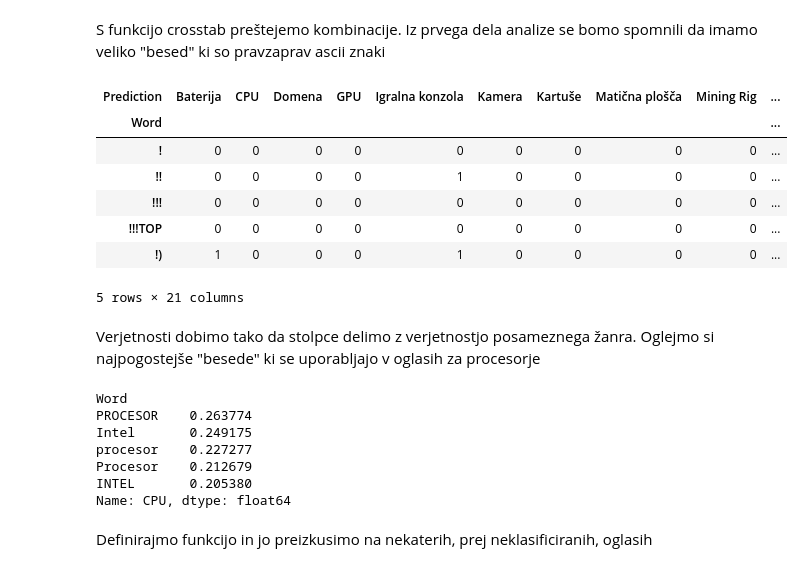
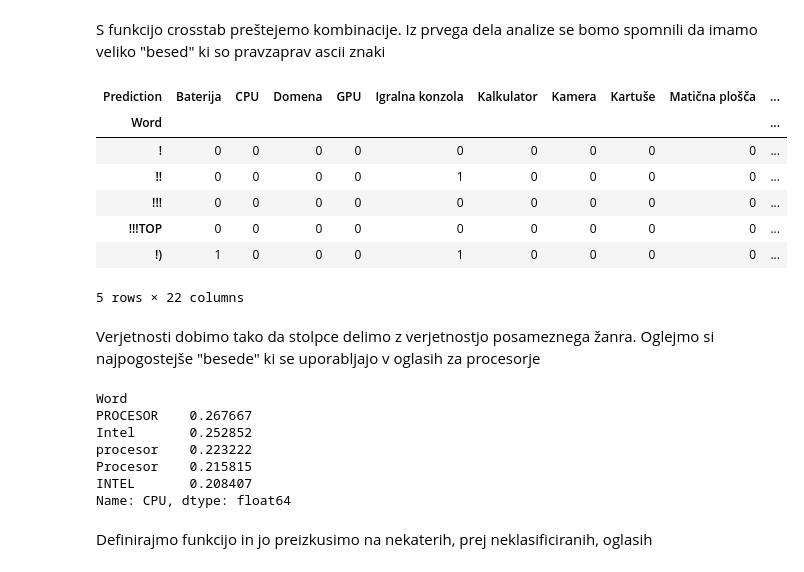
Before and after one commit to JakobPogacnikSouvent/bolha-racunalnistvo-advert-analysis, a Jupyter notebook: analiza.ipynb, the cells around one changed output. Cells and saved outputs as stored; diff of their text form; code cells hidden in the pictures.

Commit message:
Characters and city complete analysis

```diff
--- a/analiza.ipynb
+++ b/analiza.ipynb
@@ -152,0 +401,3 @@ Opomnimo, da so tukaj podatki nekoliko pristranski, saj smo iz bolhe potegnili 1
+# %%
+data = data.drop(columns=["City"]).rename(columns={"Filtered_city" : "City"})
+data.head()
@@ -161,7 +453,6 @@ Povprečna cena oglasa pa je 316.24671679197996 EUR s standardno deviacijo 811.7
 # %% [markdown]
 Katera mesta pa imajo v povprečju najdražje oglase?
 # %%
-data["City"] = data["City"].map(to_city)
 df = data.groupby("City").mean().sort_values('Price', ascending=False).head(20)
 df.reset_index().head(25).plot.bar(x='City', y='Price')
 # %% [output]
@@ -268,8 +559,8 @@ def guaranteed_type(name):
         "Miška" : {"miska", "miška", "mouse"},
         "Slušalke" : {"slusalke", "slušalke", "headphones", "headset"},
         "Baterija" : {"baterija", "battery"},
-        "Igralna konzola" : {"playstation", "xbox", "ps4", "gameboy", "switch"},
-        "Matična plošča" : {"matična", "maticna", "plosca", "motherboard"},
+        "Igralna konzola" : {"playstation", "xbox", "ps4", "gameboy", "switch", "konzola"},
+        "Matična plošča" : {"matična", "maticna", "plosca", "plošča", "motherboard"},
         "Trdi disk" : {"trdi", "disk", "hard", "drive"},
         "Pomnilnik" : {"memory", "ram", "pomnilnik"},
         "Napajalnik" : {"napajalnik", "charger", "psu"},
@@ -347,8 +638,8 @@ Nato naredimo razpredelnico napovedi in besed ki se pojavijo v napovedi
 def f(x):
     return pd.Series(x.split())
 
-nizi_napovedi = data[data.Prediction != "Couldn't determine type"].set_index('Prediction').Name.apply(f).stack().reset_index(level='Prediction').rename(columns={0: 'Word',})
-nizi_napovedi.head()
+words_in_predictions = data[data.Prediction != "Couldn't determine type"].set_index('Prediction').Name.apply(f).stack().reset_index(level='Prediction').rename(columns={0: 'Word'})
+words_in_predictions.head()
 # %% [output]
 |  | Prediction | Word |
 | 0 | Mining Rig | MINING |
@@ -359,29 +650,29 @@ nizi_napovedi.head()
 # %% [markdown]
 S funkcijo crosstab preštejemo kombinacije. Iz prvega dela analize se bomo spomnili da imamo veliko "besed" ki so pravzaprav ascii znaki
 # %%
-word_by_prediction = pd.crosstab(nizi_napovedi.Word, nizi_napovedi.Prediction)
+word_by_prediction = pd.crosstab(words_in_predictions.Word, words_in_predictions.Prediction)
 word_by_prediction.head()
 # %% [output]
-| Prediction | Baterija | CPU | Domena | GPU | Igralna konzola | Kamera | Kartuše | Matična plošča | Mining Rig | ... |
+| Prediction | Baterija | CPU | Domena | GPU | Igralna konzola | Kalkulator | Kamera | Kartuše | Matična plošča | ... |
 | Word |  |  |  |  |  |  |  |  |  | ... |
 | ! | 0 | 0 | 0 | 0 | 0 | 0 | 0 | 0 | 0 | ... |
 | !! | 0 | 0 | 0 | 0 | 1 | 0 | 0 | 0 | 0 | ... |
 | !!! | 0 | 0 | 0 | 0 | 0 | 0 | 0 | 0 | 0 | ... |
 | !!!TOP | 0 | 0 | 0 | 0 | 0 | 0 | 0 | 0 | 0 | ... |
 | !) | 1 | 0 | 0 | 0 | 1 | 0 | 0 | 0 | 0 | ... |
-5 rows × 21 columns
+5 rows × 22 columns
 # %% [markdown]
 Verjetnosti dobimo tako da stolpce delimo z verjetnostjo posameznega žanra. Oglejmo si najpogostejše "besede" ki se uporabljajo v oglasih za procesorje
 # %%
-probability_by_prediction = niz_by_prediction / data[data.Prediction != "Couldn't determine type"].groupby('Prediction').size() + 0.001
+probability_by_prediction = word_by_prediction / data[data.Prediction != "Couldn't determine type"].groupby('Prediction').size() + 0.001
 probability_by_prediction.CPU.sort_values(ascending=False).head()
 # %% [output]
 Word
-PROCESOR    0.263774
-Intel       0.249175
-procesor    0.227277
-Procesor    0.212679
-INTEL       0.205380
+PROCESOR    0.267667
+Intel       0.252852
+procesor    0.223222
+Procesor    0.215815
+INTEL       0.208407
 Name: CPU, dtype: float64
 # %% [markdown]
 Definirajmo funkcijo in jo preizkusimo na nekaterih, prej neklasificiranih, oglasih
```
Also changed, not shown: parts of 68 cells of this notebook.
